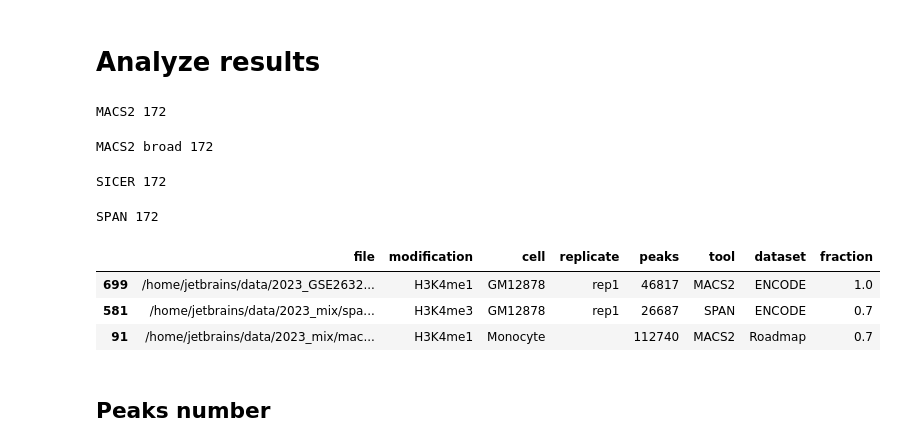
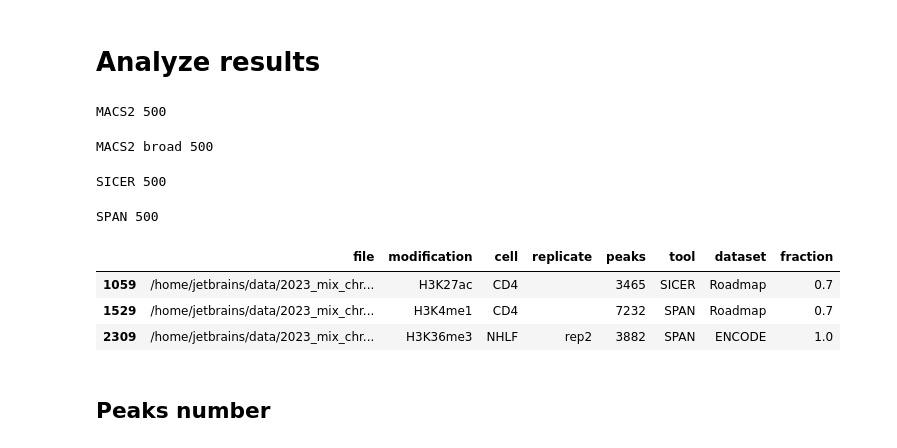
Before and after one commit to JetBrains-Research/peak-callers-analysis, a Jupyter notebook: 2023 - downsample_mix.ipynb, the cells around one changed output. Cells and saved outputs as stored; diff of their text form; code cells hidden in the pictures.

```diff
--- a/2023 - downsample_mix.ipynb
+++ b/2023 - downsample_mix.ipynb
@@ -134,7 +134,8 @@ SPAN 46
 # %%
 df_peaks = pd.concat([df_encode_peaks, df_immune_peaks]).reset_index(drop=True)
 OUTLIERS = [('H3K4me3', 'NK', ''), ('H3K4me1', 'NK', ''), ('H3K27me3', 'TCell', ''),
-            ('H3K27ac', 'CD34', ''), ('H3K27me3', 'NHLF', 'rep2'), ('H3K27me3', 'GM12878', 'rep1')]
+            # ('H3K27ac', 'CD34', ''),
+            ('H3K27me3', 'NHLF', 'rep2'), ('H3K27me3', 'GM12878', 'rep1')]
 # Remove outliers
 # display(df_peaks[(df_peaks['peaks'] > 130_000) | (df_peaks['peaks'] < 10_000)])
 # df_peaks = df_peaks[(df_peaks['peaks'] < 130_000) & (df_peaks['peaks'] > 10_000)]
@@ -311,8 +312,8 @@ Roadmap H3K27me3 PBMC
 # %% [markdown]
 # Mix control
 # %%
-# MIX_DIR = os.path.expanduser('~/data/2023_mix_chr1')
-MIX_DIR = os.path.expanduser('~/data/2023_mix')
+MIX_DIR = os.path.expanduser('~/data/2023_mix_chr1')
+# MIX_DIR = os.path.expanduser('~/data/2023_mix')
 MIX_SIGNAL_FRACTIONS = [0.7, 0.5, 0.2, 0.1]
 # %%
 # ! mkdir -p {MIX_DIR}/bams
@@ -428,44 +429,44 @@ snakemake -p -s ~/work/chipseq-smk-pipeline/Snakefile all --cores all  --use-con
 # %%
 ! mkdir -p {MIX_DIR}/original_chr1
 
 mixed_peaks_df = load_peaks_path(MIX_DIR, MODIFICATIONS, GSE26320_CELLS + IMMUNE_CELLS, GSE26320_REPS + IMMUNE_REPS)
 mixed_peaks_df['dataset'] = 'ENCODE'
 mixed_peaks_df.loc[mixed_peaks_df['cell'].isin(IMMUNE_CELLS), 'dataset'] = 'Roadmap'
 mixed_peaks_df['fraction'] = 0
 for fraction in MIX_SIGNAL_FRACTIONS:
     mixed_peaks_df.loc[(mixed_peaks_df['file'].str.contains(f'_{fraction}_')) |
                        (mixed_peaks_df['file'].str.contains(f'_{fraction}-')), 'fraction'] = fraction
 t = df_peaks[(df_peaks['cell'].isin(mixed_peaks_df['cell'].unique())) &
              (df_peaks['replicate'].isin(mixed_peaks_df['replicate'].unique()))][[
     'file', 'modification', 'cell', 'replicate', 'peaks', 'tool', 'dataset']].copy()
 t['fraction'] = 1.0
 # Processing original files
 t = df_peaks[(df_peaks['cell'].isin(mixed_peaks_df['cell'].unique())) &
              (df_peaks['replicate'].isin(mixed_peaks_df['replicate'].unique()))][[
     'file', 'modification', 'cell', 'replicate', 'peaks', 'tool', 'dataset']].copy()
 t['fraction'] = 1.0
-# chr1_files = []
-# chr1_peaks = []
-# for file in tqdm(t['file']):
-#     chr1_file = f'{MIX_DIR}/original_chr1/{os.path.basename(file)}'
-#     if not os.path.exists(chr1_file):
-#         tab = '\t'
-#         ! cat {file} | grep "chr1{tab}" > {chr1_file}
-#     chr1_files.append(chr1_file)
-#     chr1_peaks.append(lines(chr1_file))
-# t['file'] = chr1_files
-# t['peaks'] = chr1_peaks
+chr1_files = []
+chr1_peaks = []
+for file in tqdm(t['file']):
+    chr1_file = f'{MIX_DIR}/original_chr1/{os.path.basename(file)}'
+    if not os.path.exists(chr1_file):
+        tab = '\t'
+        ! cat {file} | grep "chr1{tab}" > {chr1_file}
+    chr1_files.append(chr1_file)
+    chr1_peaks.append(lines(chr1_file))
+t['file'] = chr1_files
+t['peaks'] = chr1_peaks
 mixed_peaks_df = pd.concat([mixed_peaks_df, t]).reset_index(drop=True)
 mixed_peaks_df.sample(3)
 # %% [output]
-MACS2 172
+MACS2 500
-MACS2 broad 172
+MACS2 broad 500
-SICER 172
+SICER 500
-SPAN 172
+SPAN 500
 |  | file | modification | cell | replicate | peaks | tool | dataset | fraction |
-| 699 | /home/jetbrains/data/2023_GSE2632... | H3K4me1 | GM12878 | rep1 | 46817 | MACS2 | ENCODE | 1.0 |
-| 581 | /home/jetbrains/data/2023_mix/spa... | H3K4me3 | GM12878 | rep1 | 26687 | SPAN | ENCODE | 0.7 |
-| 91 | /home/jetbrains/data/2023_mix/mac... | H3K4me1 | Monocyte |  | 112740 | MACS2 | Roadmap | 0.7 |
+| 1059 | /home/jetbrains/data/2023_mix_chr... | H3K27ac | CD4 |  | 3465 | SICER | Roadmap | 0.7 |
+| 1529 | /home/jetbrains/data/2023_mix_chr... | H3K4me1 | CD4 |  | 7232 | SPAN | Roadmap | 0.7 |
+| 2309 | /home/jetbrains/data/2023_mix_chr... | H3K36me3 | NHLF | rep2 | 3882 | SPAN | ENCODE | 1.0 |
 # %% [markdown]
 ## Peaks number
 # %%
```
Also changed, not shown: parts of 16 cells of this notebook.
